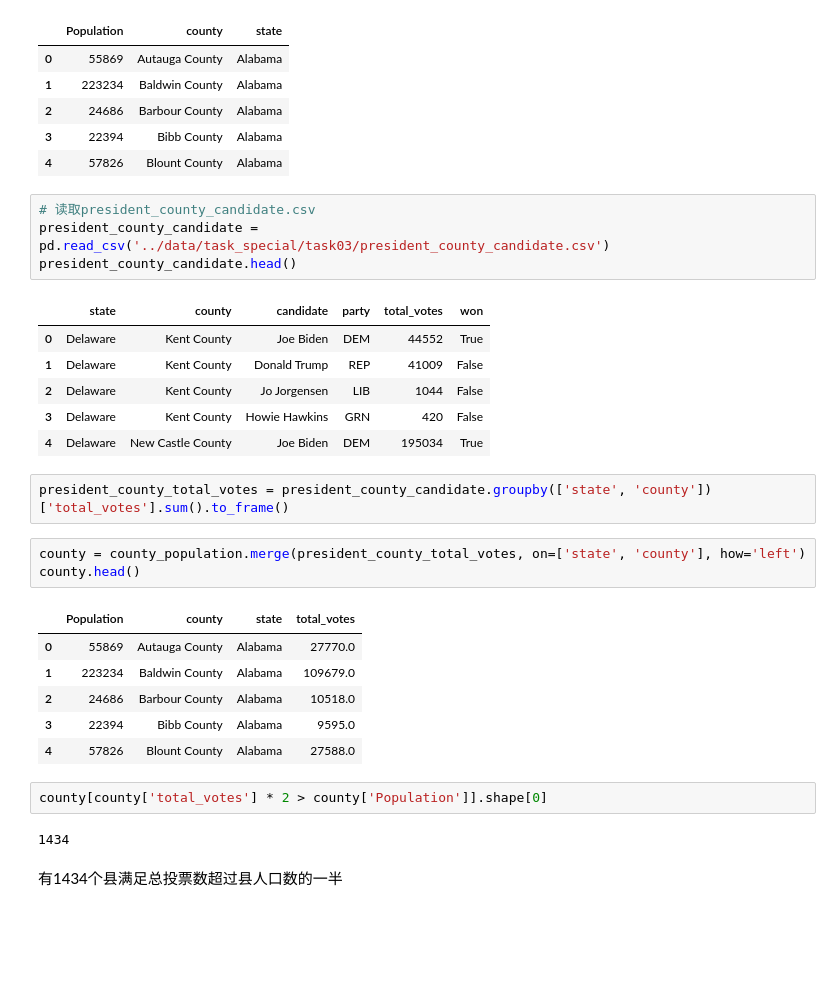
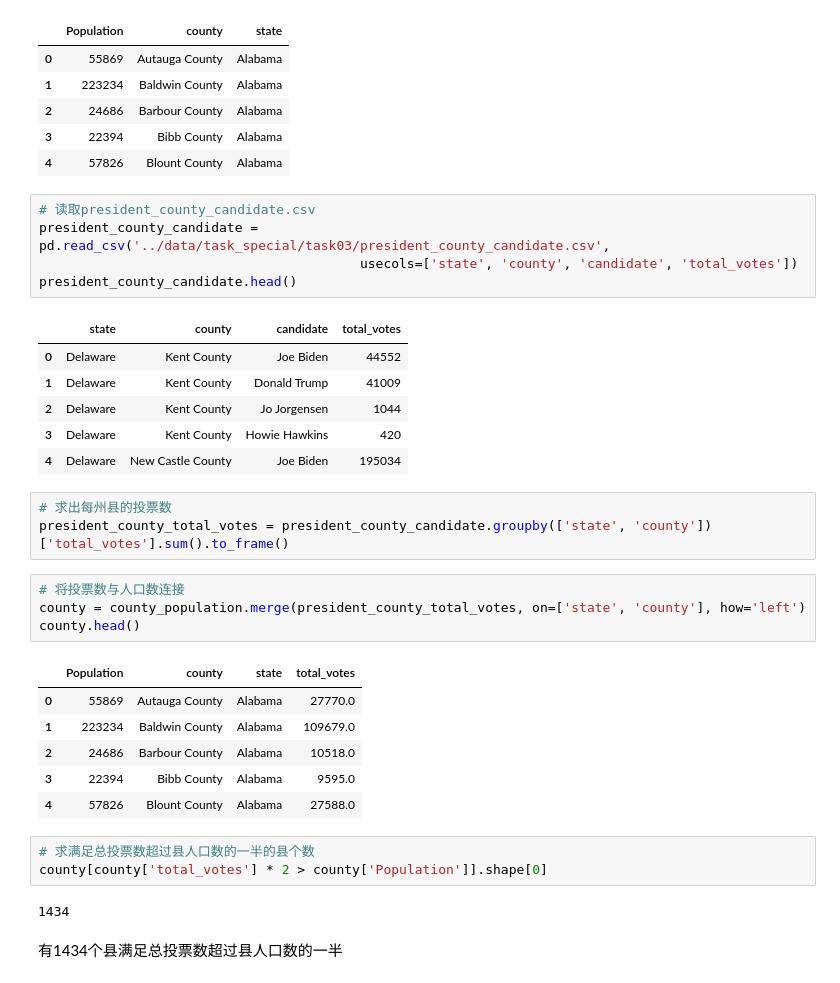
Before and after one commit to Relph1119/my-team-learning, a Jupyter notebook: notebook/pandas20/my_homework/task_special_exercise.ipynb, the cells around one changed output. Cells and saved outputs as stored; diff of their text form; blank space fills up the shorter version.

Commit message:
完成第20期Pandas组队学习Task Special练习（任务1~任务3）

```diff
--- a/notebook/pandas20/my_homework/task_special_exercise.ipynb
+++ b/notebook/pandas20/my_homework/task_special_exercise.ipynb
@@ -167,18 +211,21 @@ county_population.head()
 | 4 | 57826 | Blount County | Alabama |
 # %%
 # 读取president_county_candidate.csv
-president_county_candidate = pd.read_csv('../data/task_special/task03/president_county_candidate.csv')
+president_county_candidate = pd.read_csv('../data/task_special/task03/president_county_candidate.csv',
+                                         usecols=['state', 'county', 'candidate', 'total_votes'])
 president_county_candidate.head()
 # %% [output]
-|  | state | county | candidate | party | total_votes | won |
-| 0 | Delaware | Kent County | Joe Biden | DEM | 44552 | True |
-| 1 | Delaware | Kent County | Donald Trump | REP | 41009 | False |
-| 2 | Delaware | Kent County | Jo Jorgensen | LIB | 1044 | False |
-| 3 | Delaware | Kent County | Howie Hawkins | GRN | 420 | False |
-| 4 | Delaware | New Castle County | Joe Biden | DEM | 195034 | True |
+|  | state | county | candidate | total_votes |
+| 0 | Delaware | Kent County | Joe Biden | 44552 |
+| 1 | Delaware | Kent County | Donald Trump | 41009 |
+| 2 | Delaware | Kent County | Jo Jorgensen | 1044 |
+| 3 | Delaware | Kent County | Howie Hawkins | 420 |
+| 4 | Delaware | New Castle County | Joe Biden | 195034 |
 # %%
+# 求出每州县的投票数
 president_county_total_votes = president_county_candidate.groupby(['state', 'county'])['total_votes'].sum().to_frame()
 # %%
+# 将投票数与人口数连接
 county = county_population.merge(president_county_total_votes, on=['state', 'county'], how='left')
 county.head()
 # %% [output]
@@ -189,6 +236,7 @@ county.head()
 | 3 | 22394 | Bibb County | Alabama | 9595.0 |
 | 4 | 57826 | Blount County | Alabama | 27588.0 |
 # %%
+# 求满足总投票数超过县人口数的一半的县个数
 county[county['total_votes'] * 2 > county['Population']].shape[0]
 # %% [output]
 1434
```
Also changed, not shown: parts of 13 cells of this notebook, 2 other files.
